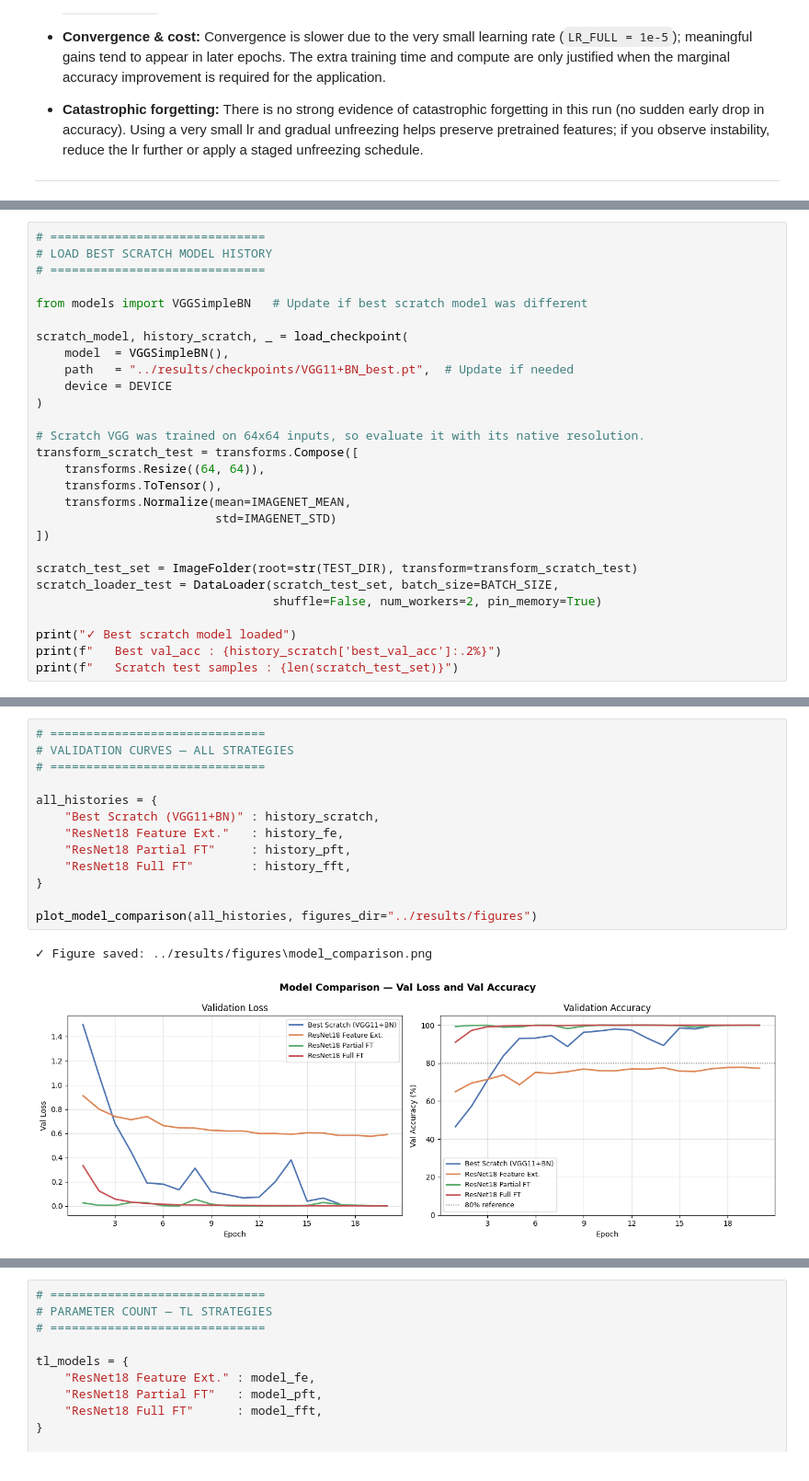
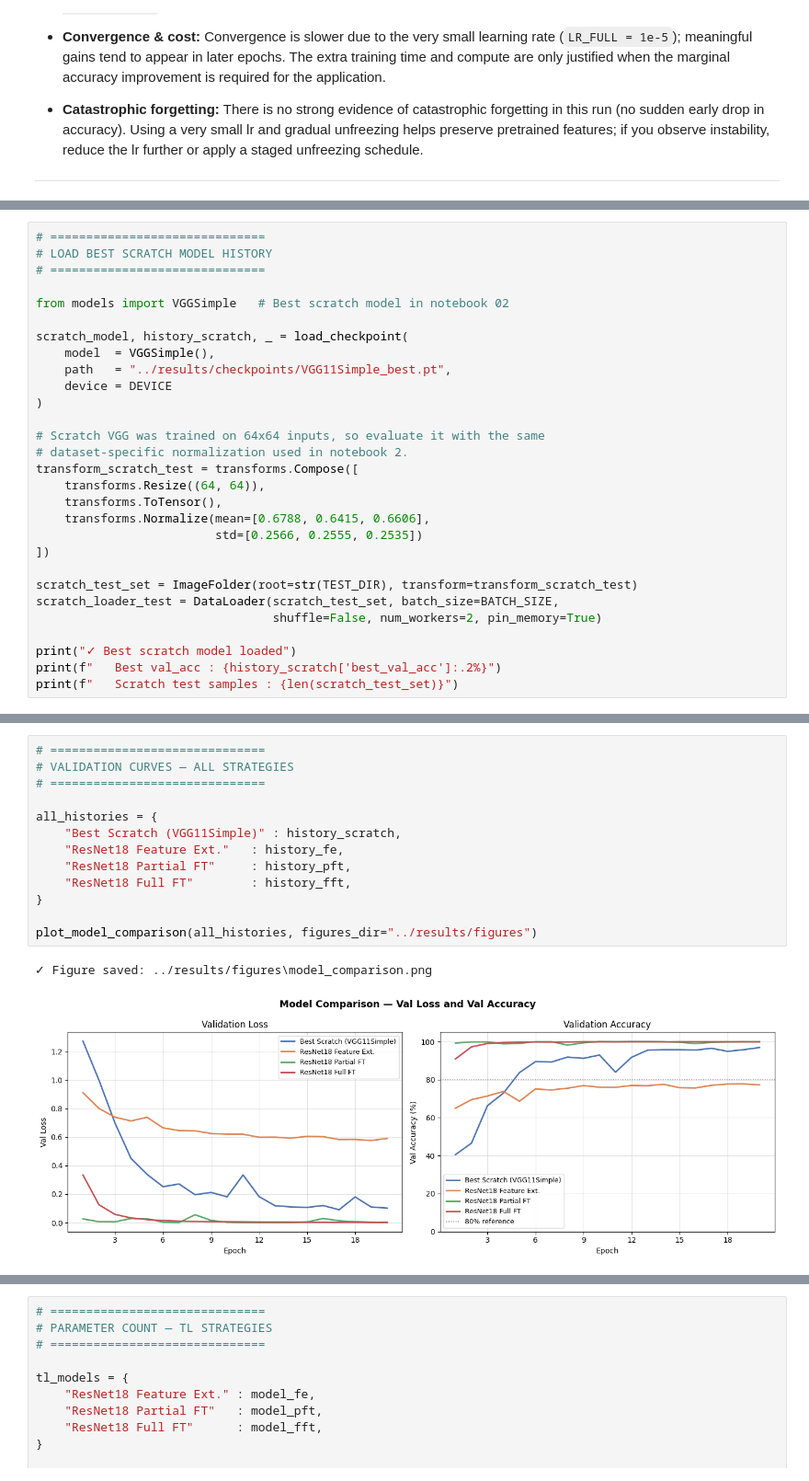
Before and after one commit to LiamQuinoNeff/dl-semana-6-anaya-figueroa-quino-rodriguez, a Jupyter notebook: notebooks/03_transfer.ipynb, the cells around one changed output, grey strips where cells are left out. Shown at 92% size. Cells and saved outputs as stored; diff of their text form.

Commit message:
fix: import best scratch model

```diff
--- a/notebooks/03_transfer.ipynb
+++ b/notebooks/03_transfer.ipynb
@@ -496,20 +496,21 @@ We compare all three TL strategies against the best model trained from scratch i
 # LOAD BEST SCRATCH MODEL HISTORY
 # ==============================
 
-from models import VGGSimpleBN   # Update if best scratch model was different
+from models import VGGSimple   # Best scratch model in notebook 02
 
 scratch_model, history_scratch, _ = load_checkpoint(
-    model  = VGGSimpleBN(),
-    path   = "../results/checkpoints/VGG11+BN_best.pt",  # Update if needed
+    model  = VGGSimple(),
+    path   = "../results/checkpoints/VGG11Simple_best.pt",
     device = DEVICE
 )
 
-# Scratch VGG was trained on 64x64 inputs, so evaluate it with its native resolution.
+# Scratch VGG was trained on 64x64 inputs, so evaluate it with the same
+# dataset-specific normalization used in notebook 2.
 transform_scratch_test = transforms.Compose([
     transforms.Resize((64, 64)),
     transforms.ToTensor(),
-    transforms.Normalize(mean=IMAGENET_MEAN,
-                         std=IMAGENET_STD)
+    transforms.Normalize(mean=[0.6788, 0.6415, 0.6606],
+                         std=[0.2566, 0.2555, 0.2535])
 ])
 
 scratch_test_set = ImageFolder(root=str(TEST_DIR), transform=transform_scratch_test)
@@ -529,19 +530,19 @@ print(f"   Scratch test samples : {len(scratch_test_set)}")
 # %%
 # ==============================
 # VALIDATION CURVES — ALL STRATEGIES
 # ==============================
 
 all_histories = {
-    "Best Scratch (VGG11+BN)" : history_scratch,
+    "Best Scratch (VGG11Simple)" : history_scratch,
     "ResNet18 Feature Ext."   : history_fe,
     "ResNet18 Partial FT"     : history_pft,
     "ResNet18 Full FT"        : history_fft,
 }
 
 plot_model_comparison(all_histories, figures_dir="../results/figures")
 # %% [output]
 ✓ Figure saved: ../results/figures\model_comparison.png
-[figure, old version]
+[figure, new version]
 # %%
 # ==============================
 # SUMMARY TABLE — TL vs SCRATCH
```
Also changed, not shown: parts of 12 cells of this notebook, 3 other files.
